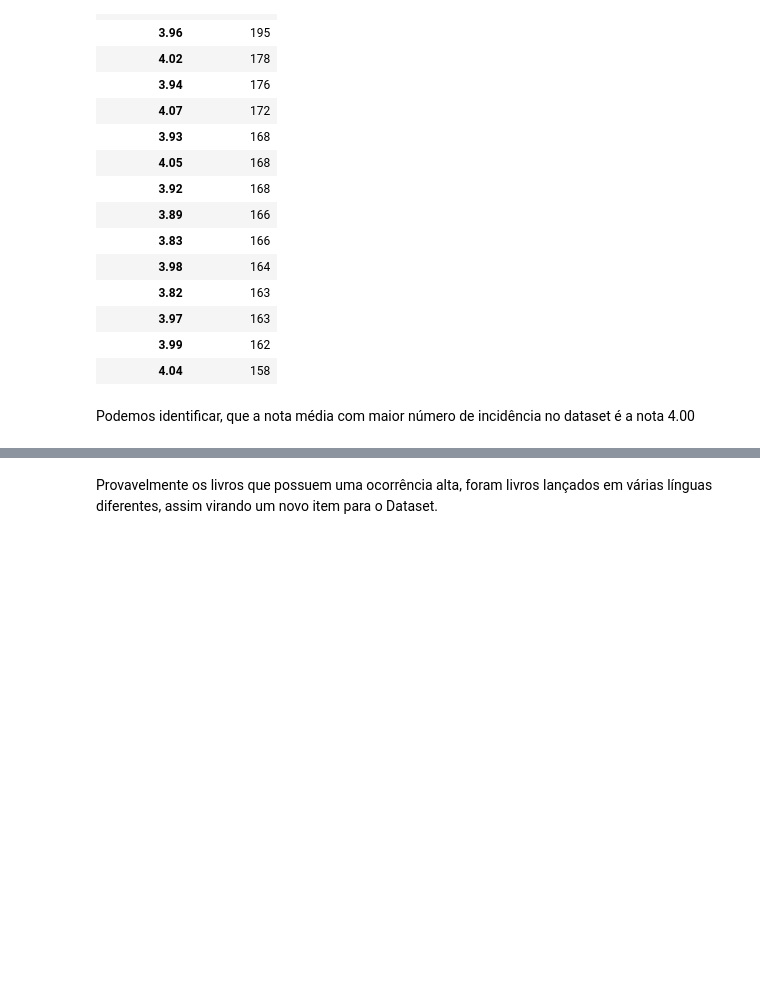
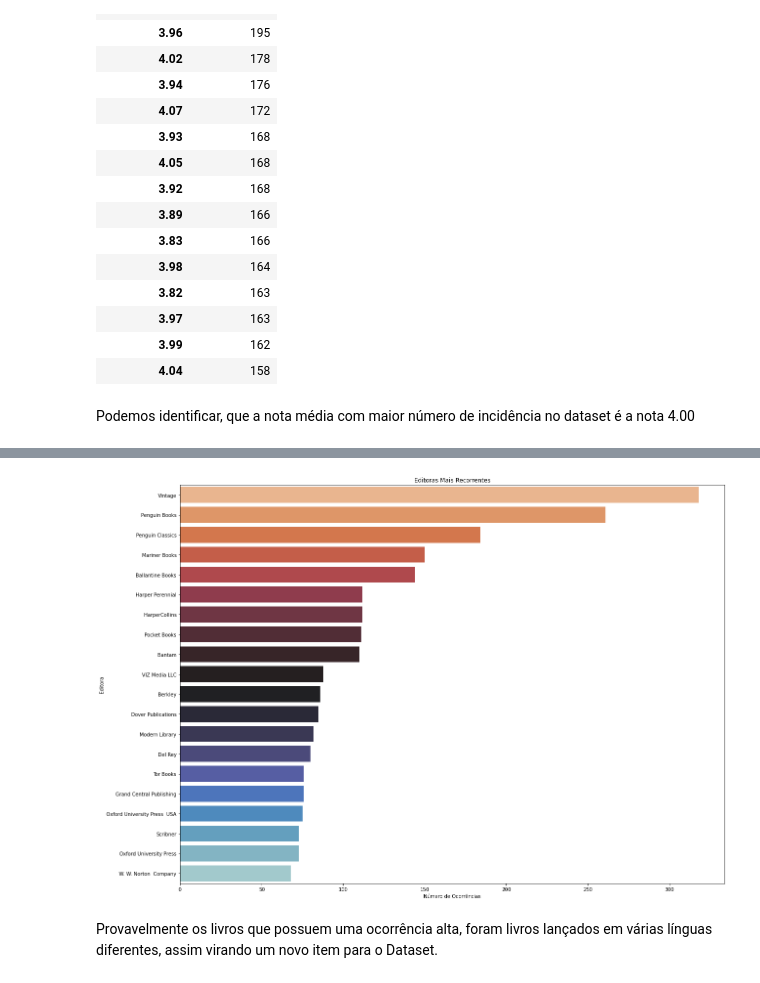
Before and after one commit to eduardogaleano0/Grupo-de-Estudos, a Jupyter notebook: Atividade_Semana3.ipynb, the cells around one changed output, grey strips where cells are left out. Cells and saved outputs as stored; diff of their text form; code cells hidden in the pictures; blank space fills up the shorter version.

```diff
--- a/Atividade_Semana3.ipynb
+++ b/Atividade_Semana3.ipynb
@@ -243,9 +261,10 @@ medias
 # %% [markdown]
 Podemos identificar, que a nota média com maior número de incidência no dataset é a nota 4.00
 # %%
-# Definindo variavéis para Livros e Notas
+# Definindo variavéis para livros, notas e editoras
 livros = df['title'].value_counts()[:20]
 notas = df.average_rating[:20]
+editoras = df['publisher'].value_counts()[:20]
 # %%
 # Livros que aparecem com maior frequência no Dataset
 plt.figure(figsize=(20,15))
@@ -259,3 +278,13 @@ plt.show()
+# %%
+# Editoras que aparecem com maior frequência no Dataset
+plt.figure(figsize=(20,15))
+sns.barplot(x = editoras, y = editoras.index, palette='icefire_r')
+plt.title("Editoras Mais Recorrentes")
+plt.xlabel("Número de Ocorrências")
+plt.ylabel("Editora")
+plt.show()
+# %% [output]
+[figure, added]
 # %% [markdown]
 Provavelmente os livros que possuem uma ocorrência alta, foram livros lançados em várias línguas diferentes, assim virando um novo item para o Dataset.
 # %%
```
Also changed, not shown: parts of 10 cells of this notebook.
